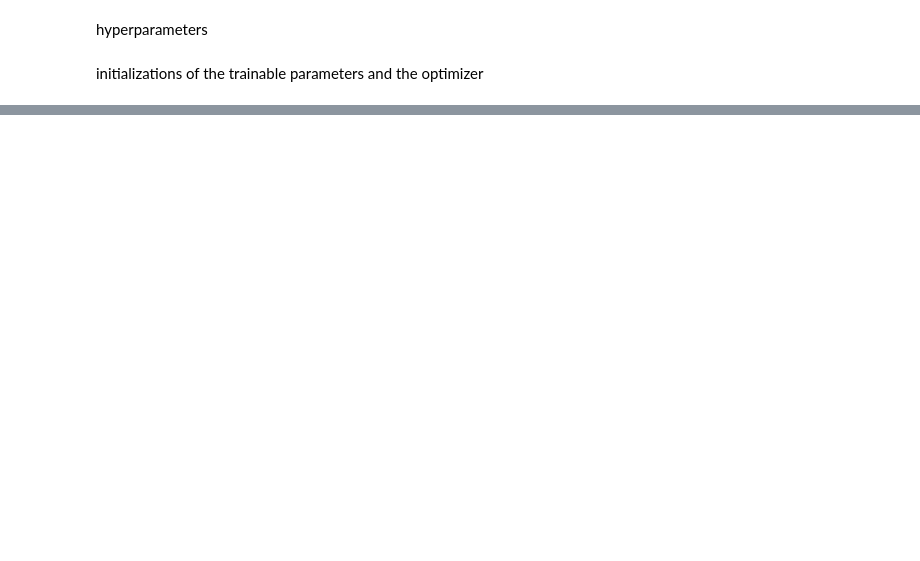
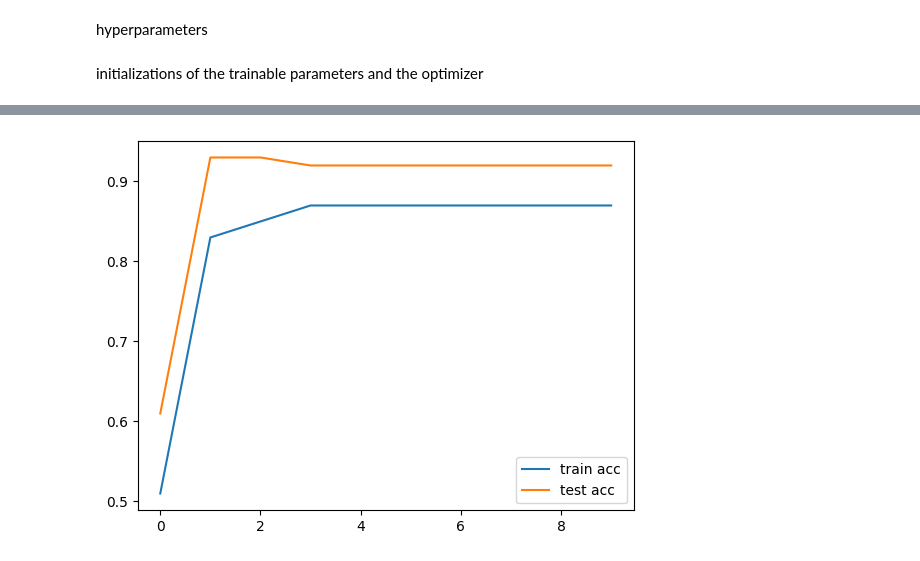
Before and after one commit to LazaroR-u/EQNN_for_HEP, a Jupyter notebook: EQNN_p4m_mnist_train_jax.ipynb, the cells around one changed output, grey strips where cells are left out. Drawn from its saved outputs; the diff is of its cells as text; code cells hidden in the pictures; blank space fills up the shorter version.

```diff
--- a/EQNN_p4m_mnist_train_jax.ipynb
+++ b/EQNN_p4m_mnist_train_jax.ipynb
@@ -575,0 +603,8 @@ plt.show()
+# %%
+plt.plot(train_accuracy, label = "train acc")
+plt.plot(test_accuracy, label = "test acc")
+plt.legend()
+
+plt.show()
+# %% [output]
+[figure, added]
```
Also changed, not shown: parts of 16 cells of this notebook.
